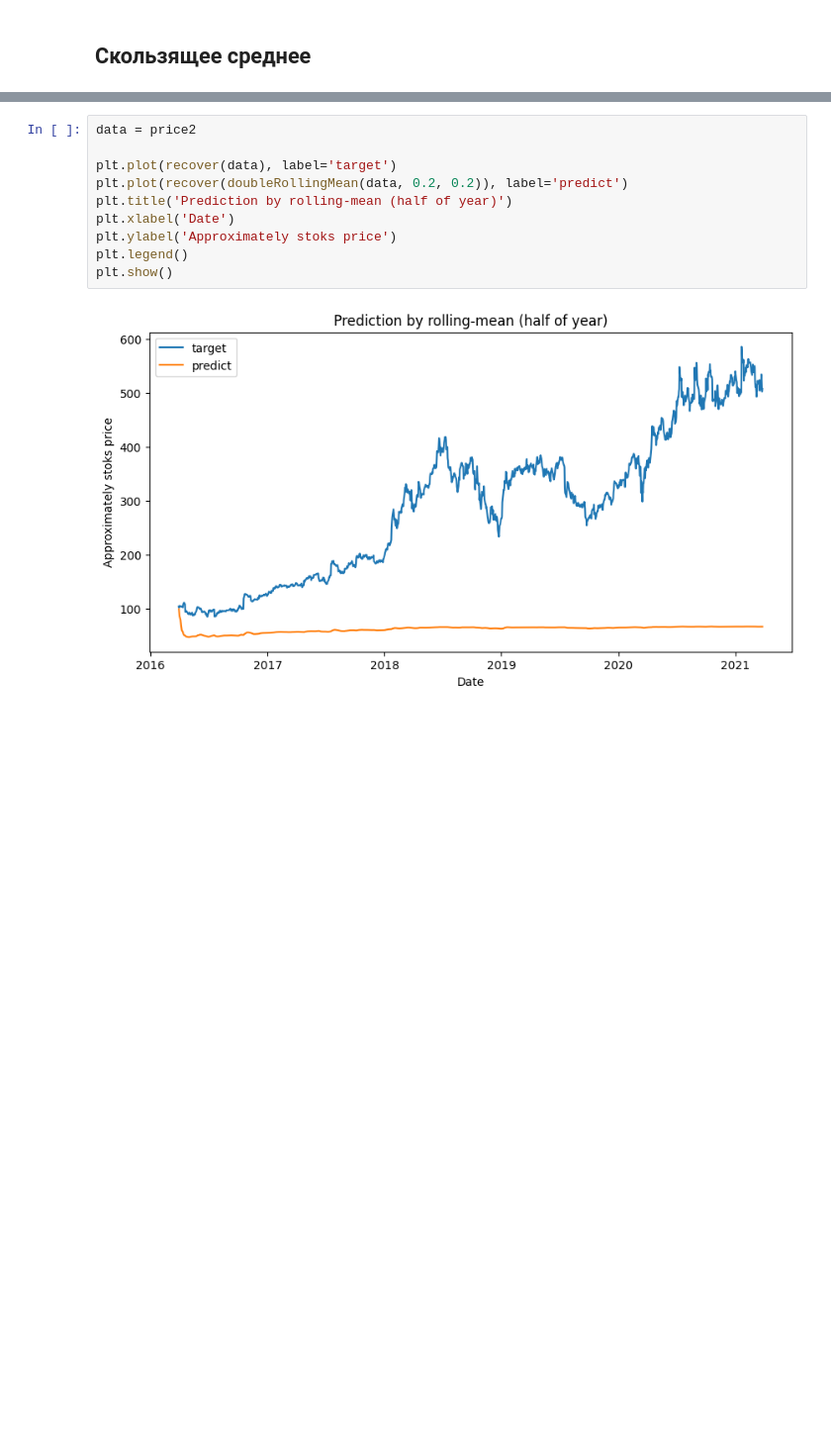
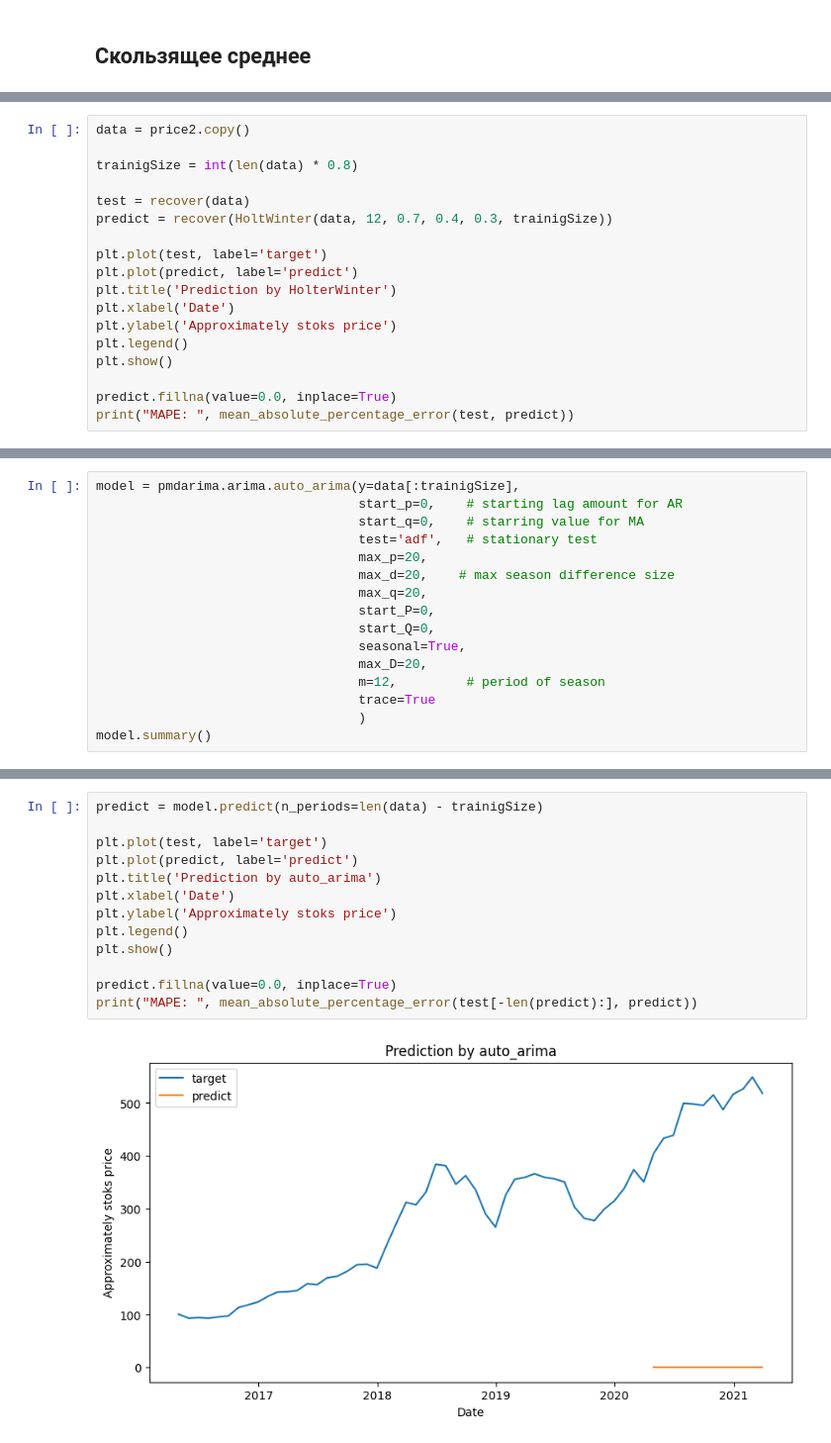
Before and after one commit to erov/data-analysis, a Jupyter notebook: lab2/solution.ipynb, the cells around one changed output, grey strips where cells are left out. Shown: that part at 99% size. Saved outputs shown, nothing was run; the diff lists cells and outputs as text; blank space fills up the shorter version.

```diff
--- a/lab2/solution.ipynb
+++ b/lab2/solution.ipynb
@@ -156,0 +188,18 @@ def doubleRollingMean(data, alpha, beta):
+# %%
+data = price2.copy()
+
+trainigSize = int(len(data) * 0.8)
+
+test = recover(data)
+predict = recover(HoltWinter(data, 12, 0.7, 0.4, 0.3, trainigSize))
+
+plt.plot(test, label='target')
+plt.plot(predict, label='predict')
+plt.title('Prediction by HolterWinter')
+plt.xlabel('Date')
+plt.ylabel('Approximately stoks price')
+plt.legend()
+plt.show()
+
+predict.fillna(value=0.0, inplace=True)
+print("MAPE: ", mean_absolute_percentage_error(test, predict))
@@ -156,0 +213,16 @@ def doubleRollingMean(data, alpha, beta):
+# %%
+model = pmdarima.arima.auto_arima(y=data[:trainigSize],
+                                  start_p=0,    # starting lag amount for AR
+                                  start_q=0,    # starring value for MA
+                                  test='adf',   # stationary test
+                                  max_p=20,
+                                  max_d=20,    # max season difference size
+                                  max_q=20,
+                                  start_P=0,
+                                  start_Q=0,
+                                  seasonal=True,
+                                  max_D=20,
+                                  m=12,         # period of season
+                                  trace=True
+                                  )
+model.summary()
@@ -157,12 +268,15 @@ def doubleRollingMean(data, alpha, beta):
 # %%
-data = price2
+predict = model.predict(n_periods=len(data) - trainigSize)
 
-plt.plot(recover(data), label='target')
-plt.plot(recover(doubleRollingMean(data, 0.2, 0.2)), label='predict')
-plt.title('Prediction by rolling-mean (half of year)')
+plt.plot(test, label='target')
+plt.plot(predict, label='predict')
+plt.title('Prediction by auto_arima')
 plt.xlabel('Date')
 plt.ylabel('Approximately stoks price')
 plt.legend()
 plt.show()
+
+predict.fillna(value=0.0, inplace=True)
+print("MAPE: ", mean_absolute_percentage_error(test[-len(predict):], predict))
 # %% [output]
-[figure, old version]
+[figure, new version]
```
Also changed, not shown: parts of 22 cells of this notebook, 2 other files.
